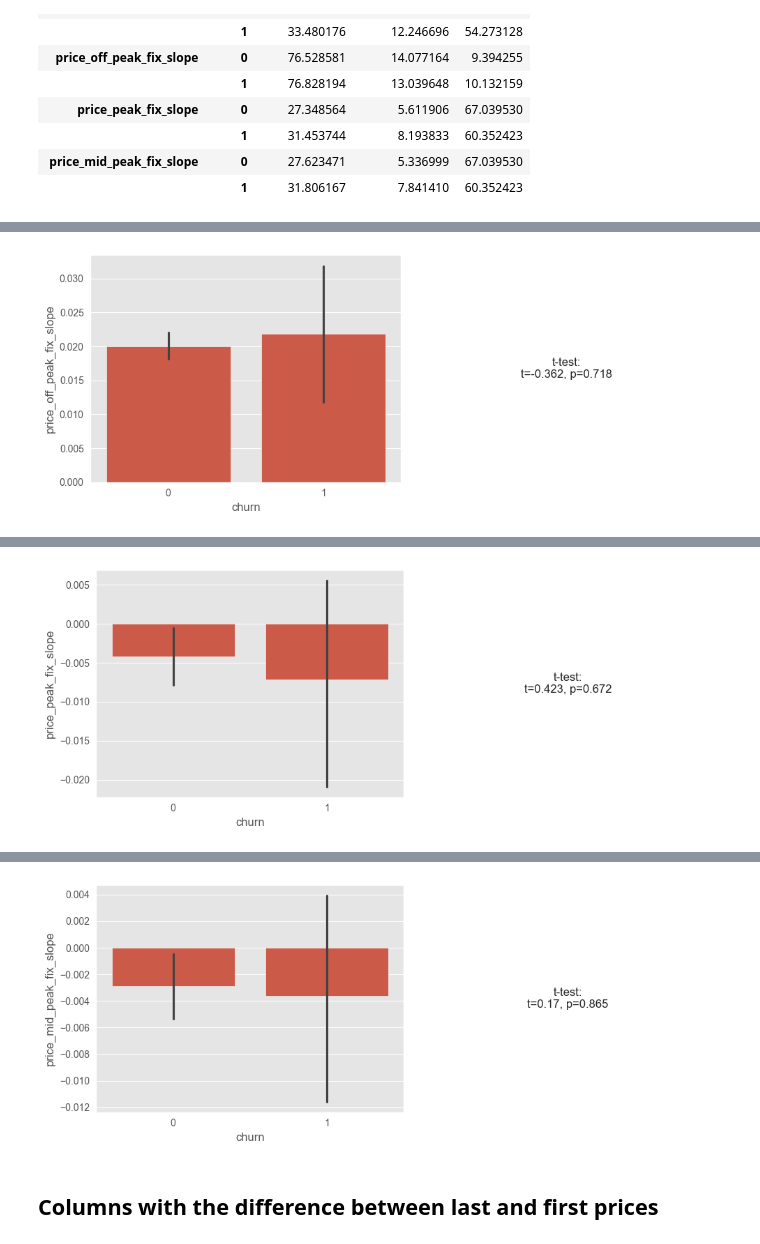
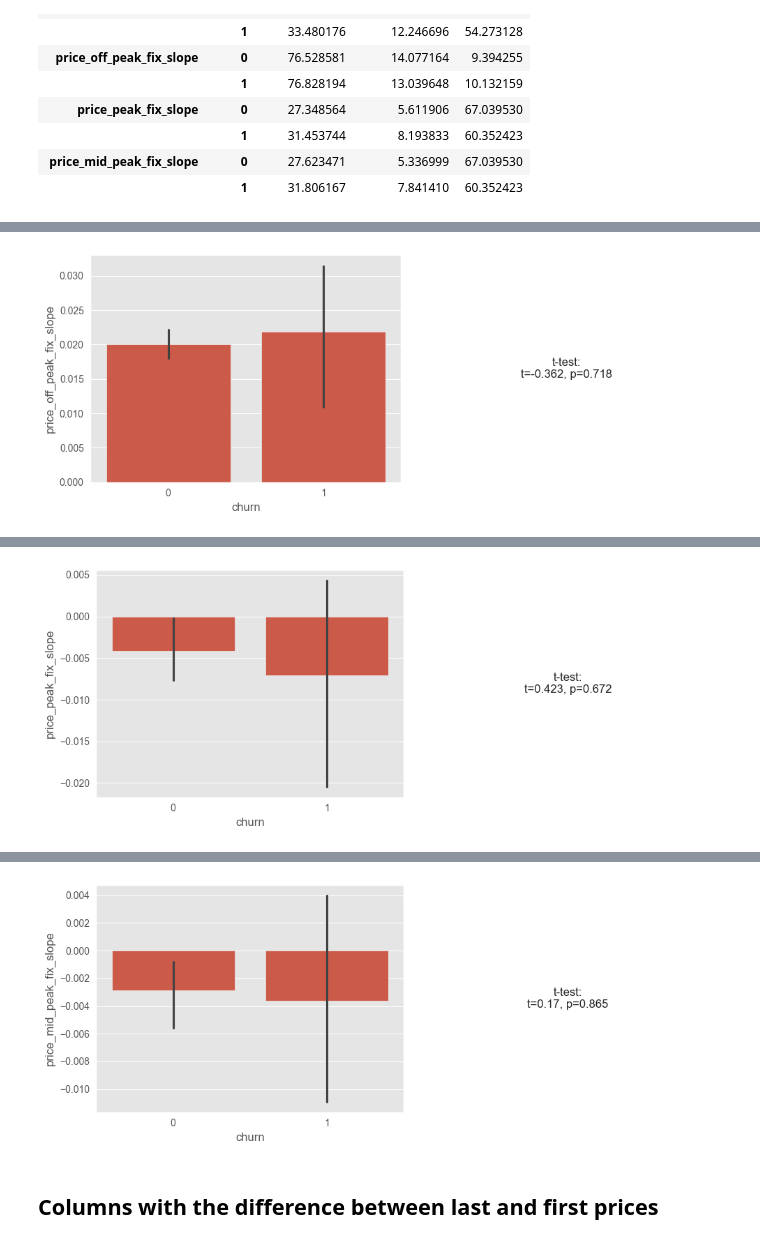
Before and after one commit to RodolfoPCruz/powerco-churn, a Jupyter notebook: Notebooks/EDA.ipynb, the cells around one changed output, grey strips where cells are left out. Cells and saved outputs as stored; diff of their text form; code cells hidden in the pictures.

```diff
--- a/Notebooks/EDA.ipynb
+++ b/Notebooks/EDA.ipynb
@@ -1059,7 +1059,7 @@ for feature in features_mean:
 # %% [markdown]
 ## Last
 # %%
-features_last = [feature for feature in merged_client_price_data.columns if 'last_price' in feature or feature == 'churn']
+features_last = [feature for feature in train_merged_client_price_data.columns if 'last_price' in feature or feature == 'churn']
 features_last
 # %% [output]
 ['churn',
@@ -1072,5 +1072,5 @@ features_last
 # %%
 for feature in features_last:
     if feature != 'churn':
-        generate_bar_plot(merged_client_price_data, feature, 'churn', plot_type='bar')
+        generate_bar_plot(train_merged_client_price_data, feature, 'churn', plot_type='bar')
 # %% [output]
@@ -1097,7 +1097,7 @@ for feature in features_last:
 # %% [markdown]
 Calculating the proportion of clients that have positive, negative, or null slopes to check if the proportions differ between clients that churned and those that dont
 # %%
-features_slope = [feature for feature in merged_client_price_data.columns if 'slope' in feature or feature == 'churn']
+features_slope = [feature for feature in train_merged_client_price_data.columns if 'slope' in feature or feature == 'churn']
 features_slope
 # %% [output]
 ['churn',
@@ -1113,7 +1113,7 @@ lista_dfs_pos_neg = []
 for feature in features_slope:
     if 'slope'in feature:
         keys.append(feature)
-        df_pos_neg = merged_client_price_data.groupby('churn').agg(
+        df_pos_neg = train_merged_client_price_data.groupby('churn').agg(
             positive_slope = (feature, lambda x: (x > 0).sum()), #number of clients (slope>0)
             negative_slope = (feature, lambda x: (x < 0).sum()),
             null_slope =     (feature, lambda x: (x == 0).sum()))
@@ -1140,5 +1140,5 @@ proportion_slopes
 # %%
 for feature in features_slope:
     if feature != 'churn':
-        generate_bar_plot(merged_client_price_data, feature, 'churn', plot_type='bar')
+        generate_bar_plot(train_merged_client_price_data, feature, 'churn', plot_type='bar')
 # %% [output]
@@ -1159 +1159 @@ for feature in features_slope:
-[figure, old version]
+[figure, new version]
@@ -1162,4 +1162,4 @@ for feature in features_slope:
-[figure, old version]
+[figure, new version]
 # %% [markdown]
 ## Columns with the difference between last and first prices
 # %%
```
Also changed, not shown: parts of 13 cells of this notebook.
